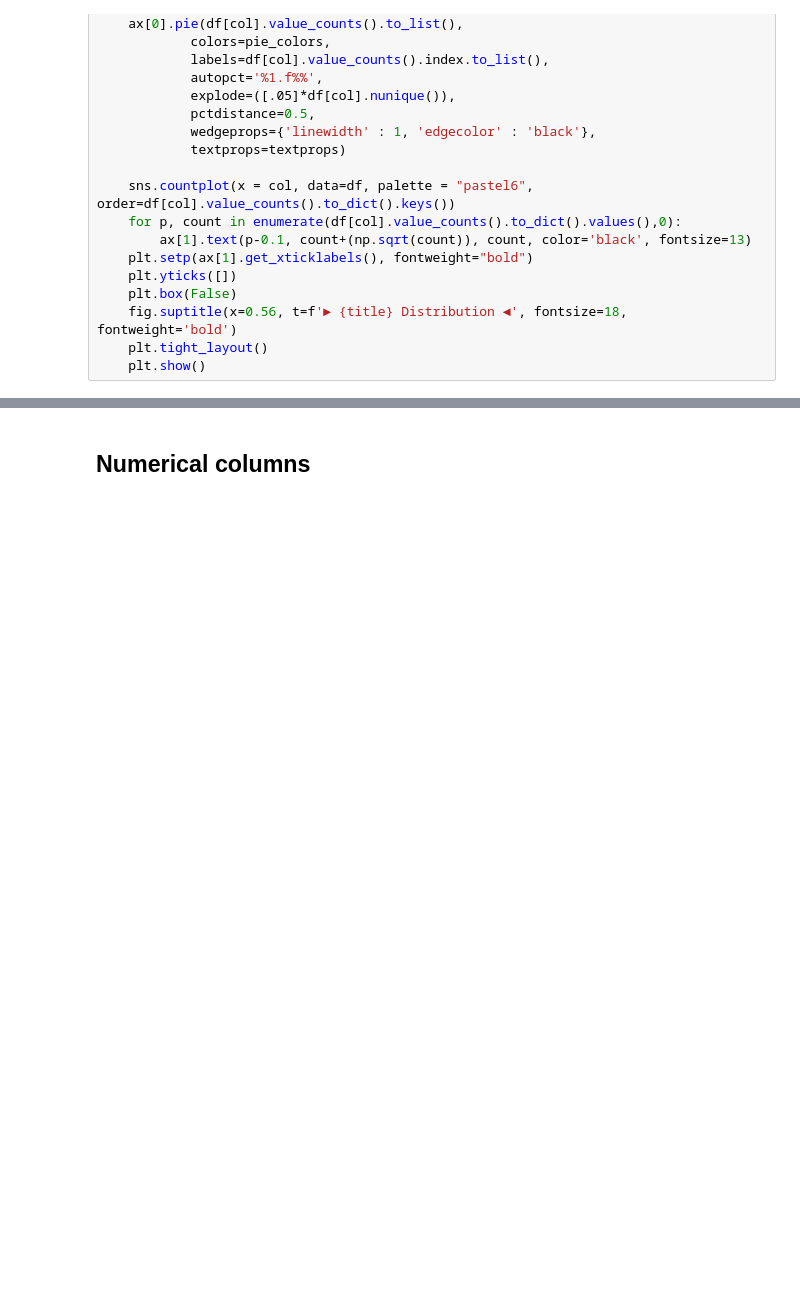
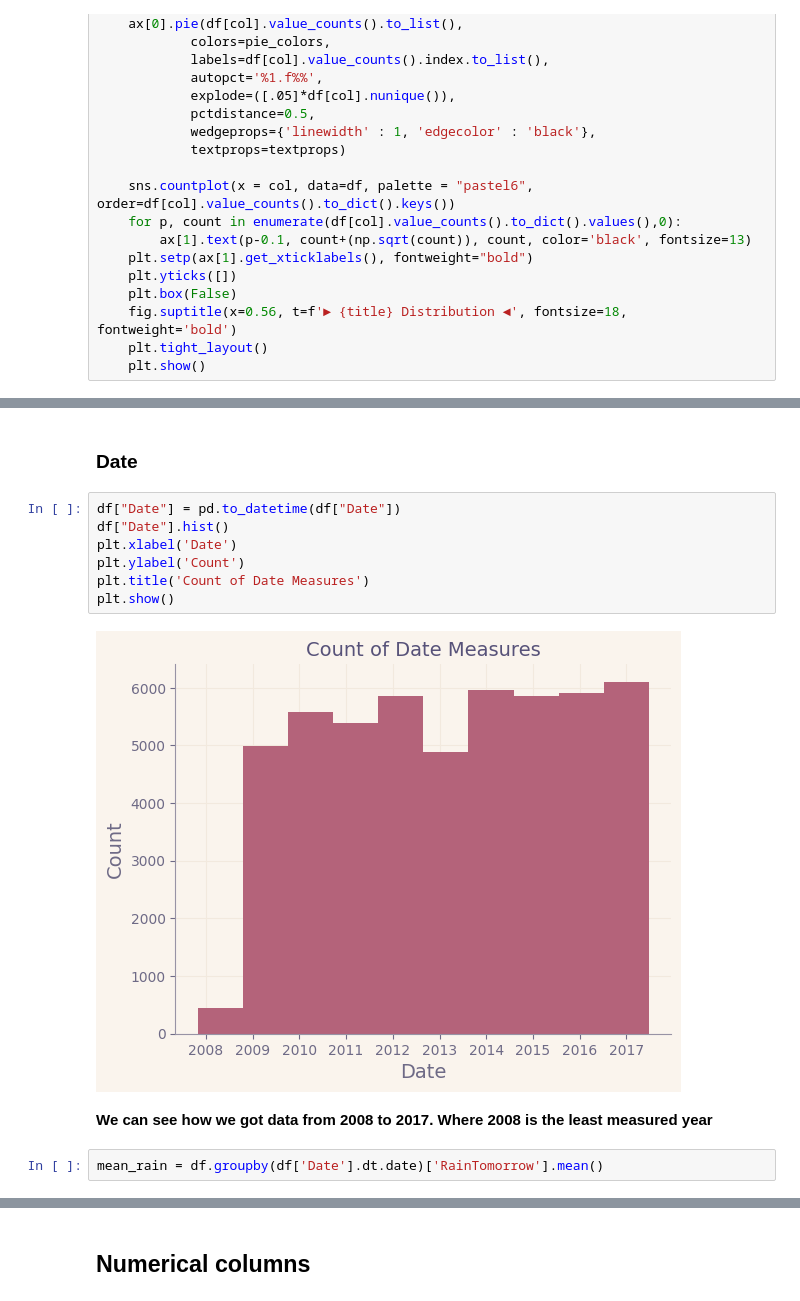
Before and after one commit to jordigb4/Rain_prediction, a Jupyter notebook: Notebook 1.ipynb, the cells around one changed output, grey strips where cells are left out. Drawn from its saved outputs; the diff is of its cells as text; blank space fills up the shorter version.

```diff
--- a/Notebook 1.ipynb
+++ b/Notebook 1.ipynb
@@ -239,0 +221,15 @@ plot_target(df,
+# %% [markdown]
+### Date
+# %%
+df["Date"] = pd.to_datetime(df["Date"])
+df["Date"].hist()
+plt.xlabel('Date')
+plt.ylabel('Count')
+plt.title('Count of Date Measures')
+plt.show()
+# %% [output]
+[figure, added]
+# %% [markdown]
+**We can see how we got data from 2008 to 2017. Where 2008 is the least measured year**
+# %%
+mean_rain = df.groupby(df['Date'].dt.date)['RainTomorrow'].mean()
```
Also changed, not shown: parts of 28 cells of this notebook, 3 other files.
